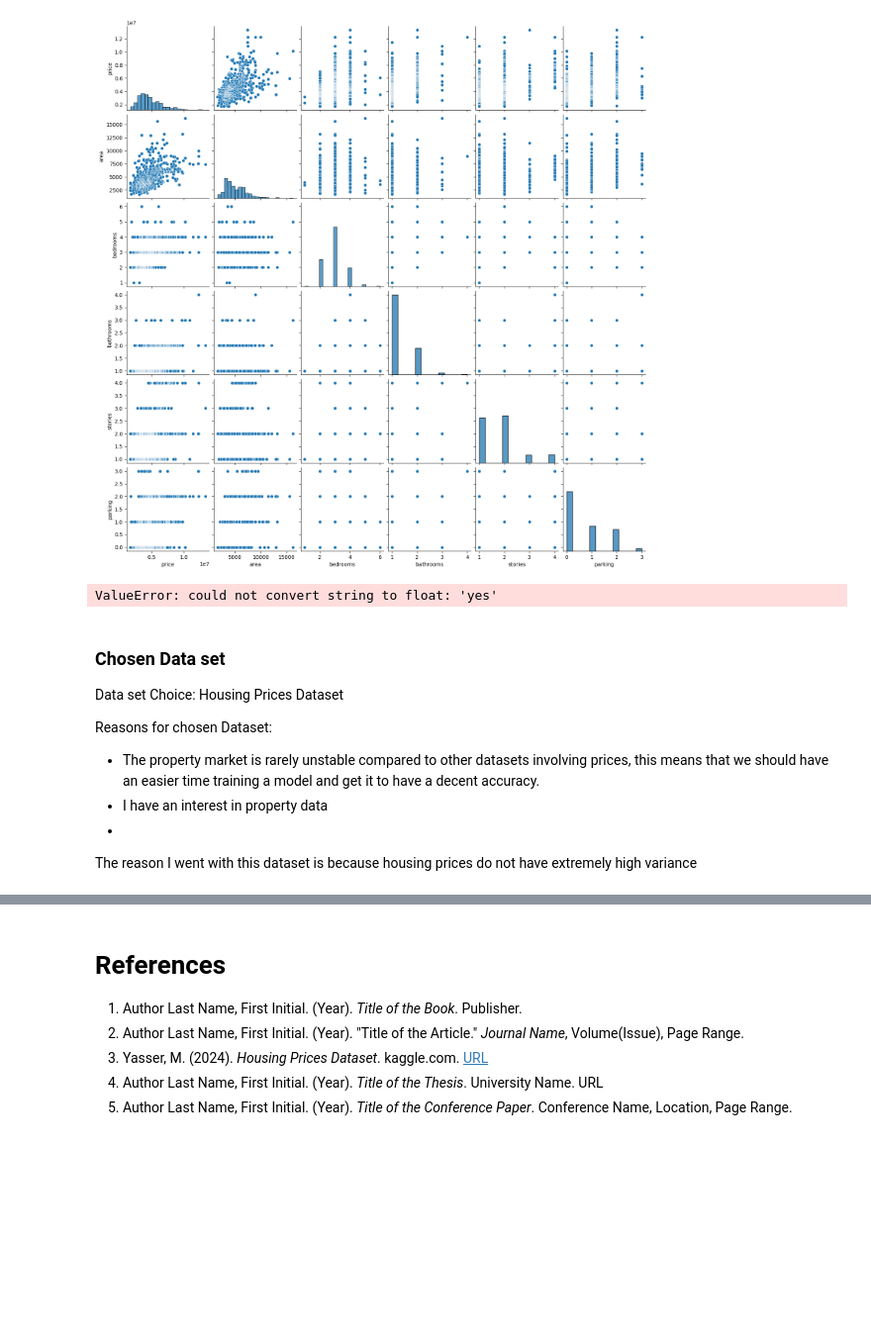
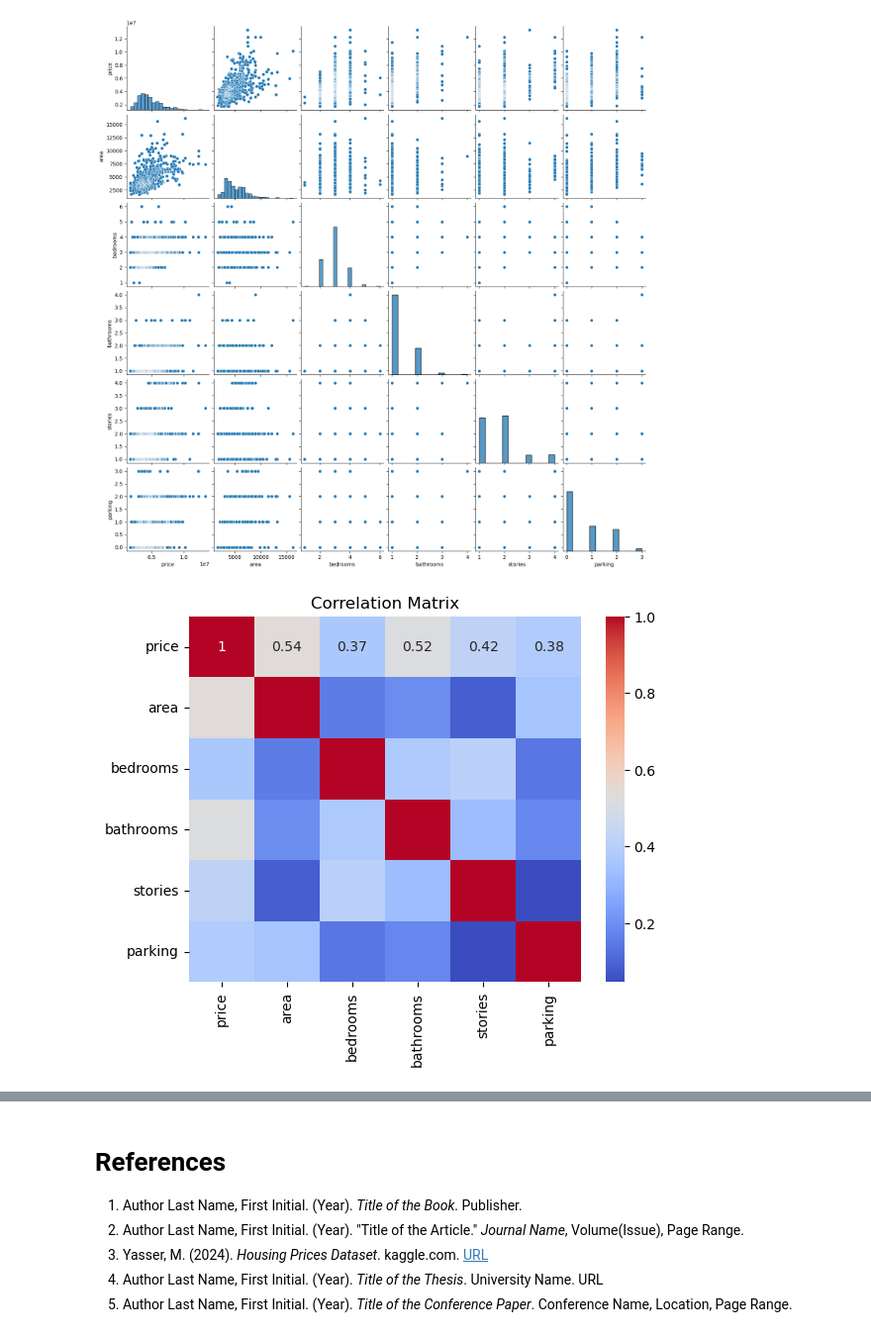
Before and after one commit to PullThePlugItsTooLate/PDAN-T1-LinearRegression-10116408, a Jupyter notebook: housing-prediction-notebook.ipynb, the cells around one changed output, grey strips where cells are left out. Shown at 99% size. Cells and saved outputs as stored; diff of their text form; code cells hidden in the pictures; blank space fills up the shorter version.

```diff
--- a/housing-prediction-notebook.ipynb
+++ b/housing-prediction-notebook.ipynb
@@ -71,15 +118,8 @@ sns.pairplot(HouseDF)
 <seaborn.axisgrid.PairGrid at 0x...>
 [figure]
 # %%
-sns.heatmap(HouseDF.corr(), annot=True)
+sns.heatmap(HouseDF.corr(), annot=True, cmap='coolwarm')
+plt.title("Correlation Matrix")
+plt.show()
 # %% [output]
-ValueError: could not convert string to float: 'yes'
+[figure, added]
-# %% [markdown]
-### Chosen Data set
-Data set Choice: Housing Prices Dataset
-
-Reasons for chosen Dataset:
-- The property market is rarely unstable compared to other datasets involving prices, this means that we should have an easier time training a model and get it to have a decent accuracy.
-- I have an interest in property data
--
-The reason I went with this dataset is because housing prices do not have extremely high variance
```
Also changed, not shown: parts of 15 cells of this notebook.
